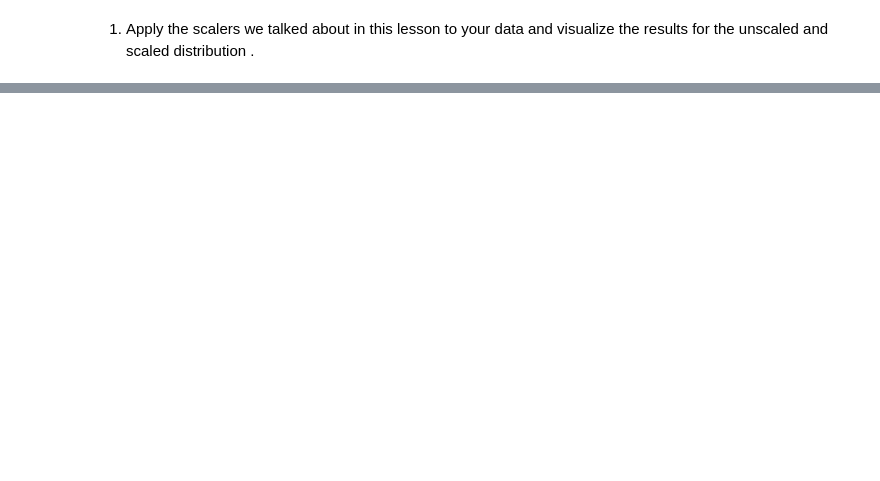
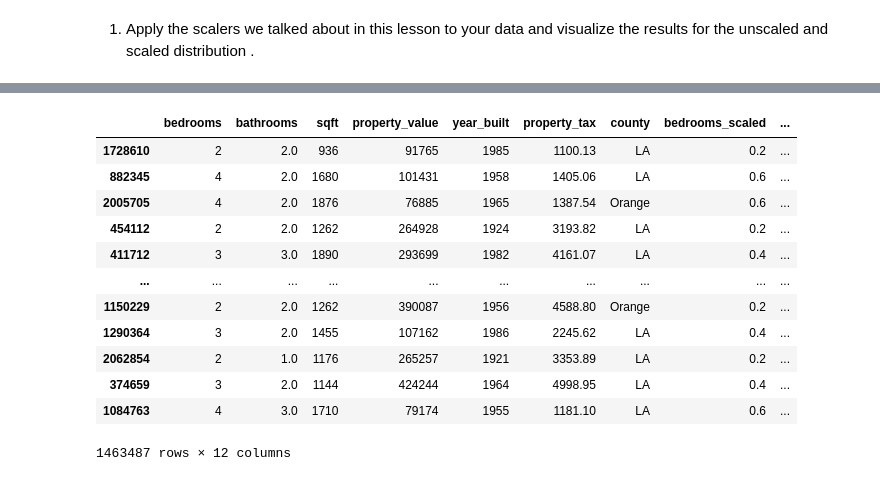
Before and after one commit to martin-reyes/6_regression-exercises, a Jupyter notebook: scaling.ipynb, the cells around one changed output, grey strips where cells are left out. Drawn from its saved outputs; the diff is of its cells as text; code cells hidden in the pictures; blank space fills up the shorter version.

```diff
--- a/scaling.ipynb
+++ b/scaling.ipynb
@@ -91,0 +186,15 @@ train_rb_scaled = robust_scaler.transform(X_train_num)
+# %%
+qt = skl_pp.QuantileTransformer()
+qt.fit(X_train_num)
+train_qt_scaled = qt.transform(X_train_num)
+# %%
+for i, col in enumerate(X_train_num.columns):
+    sns.set_style('dark')
+    fig, axes = plt.subplots(1, 2, figsize=(6, 2))
+
+    sns.histplot(X_train_num, x=col, ax=axes[0])
+    sns.histplot(train_qt_scaled[:,i], ax=axes[1])
+    axes[1].set_xlabel('quantile transformed')
+    plt.tight_layout()
+    plt.show()
+    print('-'*40)
@@ -93,0 +246,22 @@ train_rb_scaled = robust_scaler.transform(X_train_num)
+# %%
+def scale_data(train, validate, test, cont_features=[]):
+
+    X_train = train[cont_features]
+    X_validate = validate[cont_features]
+    X_test = test[cont_features]
+
+    min_max_scaler = skl_pp.MinMaxScaler()
+
+    train_mm_scaled = min_max_scaler.fit_transform(X_train)
+    val_mm_scaled = min_max_scaler.transform(X_validate)
+    test_mm_scaled = min_max_scaler.transform(X_test)
+
+    col_names = [col + '_scaled' for col in cont_features]
+
+    train[col_names] = train_mm_scaled
+    validate[col_names] = val_mm_scaled
+    test[col_names] = test_mm_scaled
+
+    return train, validate, test
+# %%
+train, validate, test = split_data(df, test_size=.15, validate_size=.15, random_state=125)
@@ -93,0 +316,19 @@ train_rb_scaled = robust_scaler.transform(X_train_num)
+# %%
+t, v, te = scale_data(train, validate, test,
+                      cont_features=['bedrooms', 'bathrooms', 'sqft',
+                                     'year_built', 'property_tax'])
+t
+# %% [output]
+|  | bedrooms | bathrooms | sqft | property_value | year_built | property_tax | county | bedrooms_scaled | ... |
+| 1728610 | 2 | 2.0 | 936 | 91765 | 1985 | 1100.13 | LA | 0.2 | ... |
+| 882345 | 4 | 2.0 | 1680 | 101431 | 1958 | 1405.06 | LA | 0.6 | ... |
+| 2005705 | 4 | 2.0 | 1876 | 76885 | 1965 | 1387.54 | Orange | 0.6 | ... |
+| 454112 | 2 | 2.0 | 1262 | 264928 | 1924 | 3193.82 | LA | 0.2 | ... |
+| 411712 | 3 | 3.0 | 1890 | 293699 | 1982 | 4161.07 | LA | 0.4 | ... |
+| ... | ... | ... | ... | ... | ... | ... | ... | ... | ... |
+| 1150229 | 2 | 2.0 | 1262 | 390087 | 1956 | 4588.80 | Orange | 0.2 | ... |
+| 1290364 | 3 | 2.0 | 1455 | 107162 | 1986 | 2245.62 | LA | 0.4 | ... |
+| 2062854 | 2 | 1.0 | 1176 | 265257 | 1921 | 3353.89 | LA | 0.2 | ... |
+| 374659 | 3 | 2.0 | 1144 | 424244 | 1964 | 4998.95 | LA | 0.4 | ... |
+| 1084763 | 4 | 3.0 | 1710 | 79174 | 1955 | 1181.10 | LA | 0.6 | ... |
+1463487 rows × 12 columns
```
Also changed, not shown: parts of 35 cells of this notebook.
